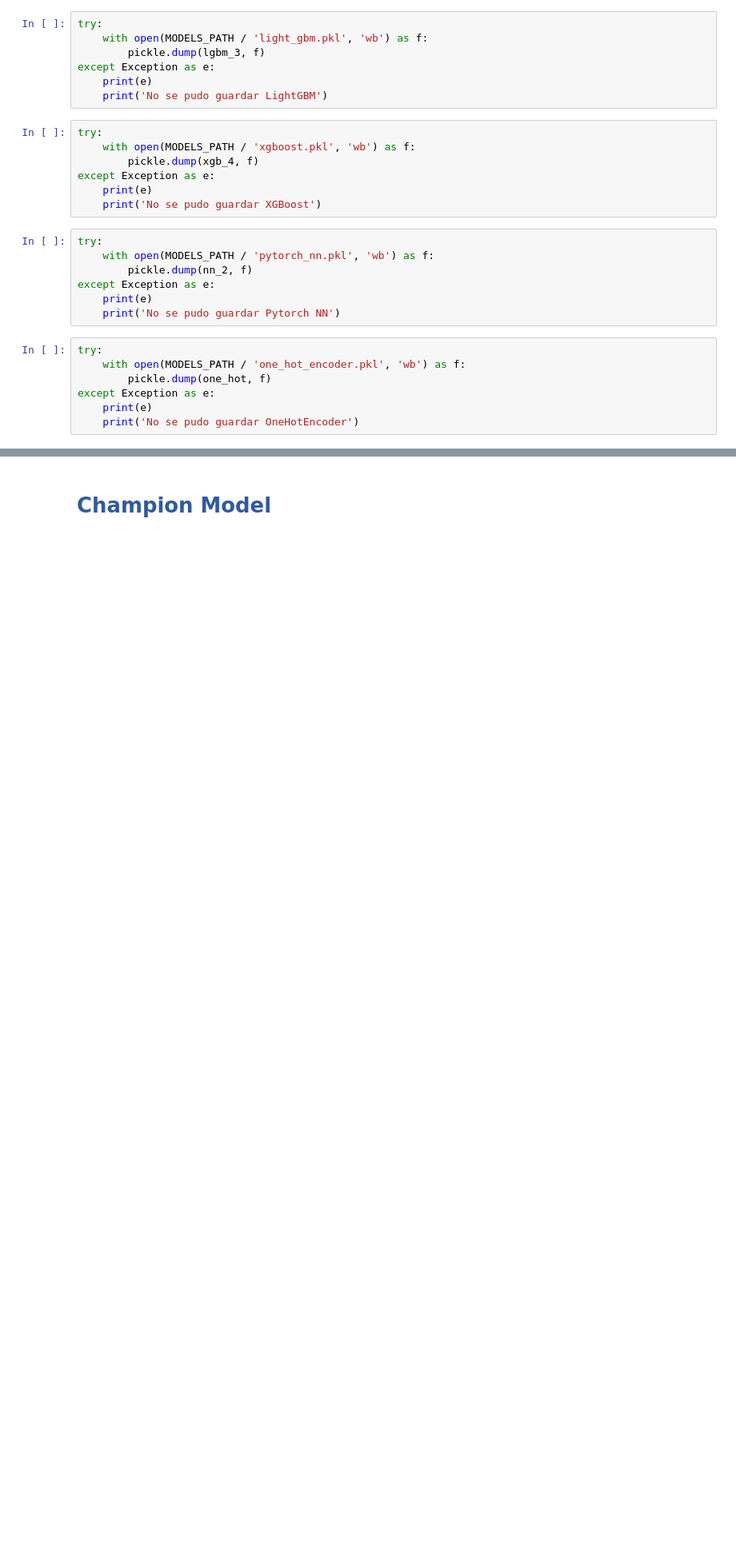
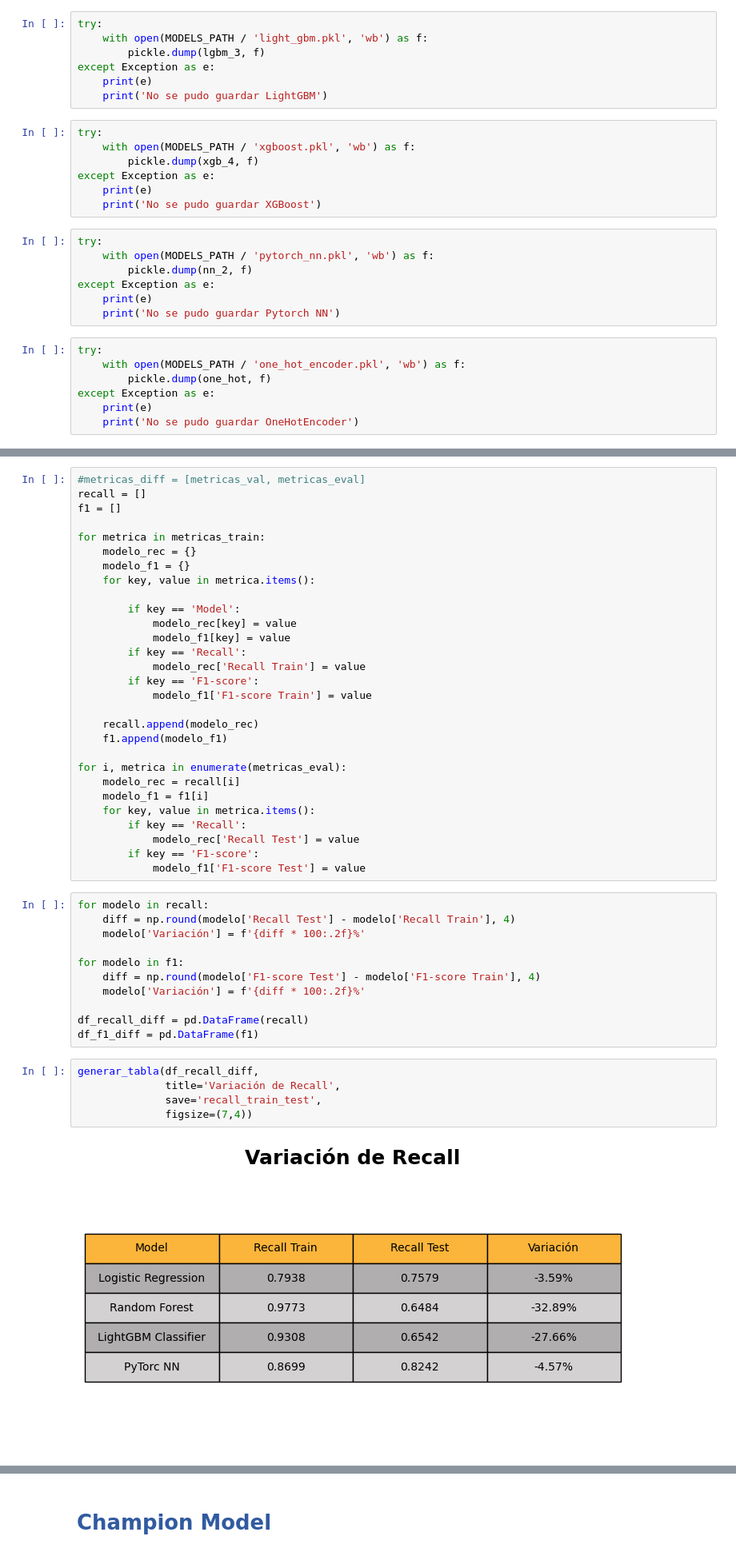
Before and after one commit to ignaciomajo/velarion_fintech, a Jupyter notebook: Modeling_Velarion.ipynb, the cells around one changed output, grey strips where cells are left out. Shown at 80% size. Cells and saved outputs as stored; diff of their text form; blank space fills up the shorter version.

Commit message:
UPDATE Modeling_Velarion.ipynb | model evaluation - metricas generales, umbrales de decision

```diff
--- a/Modeling_Velarion.ipynb
+++ b/Modeling_Velarion.ipynb
@@ -3592,0 +3888,47 @@ except Exception as e:
+# %%
+#metricas_diff = [metricas_val, metricas_eval]
+recall = []
+f1 = []
+
+for metrica in metricas_train:
+    modelo_rec = {}
+    modelo_f1 = {}
+    for key, value in metrica.items():
+
+        if key == 'Model':
+            modelo_rec[key] = value
+            modelo_f1[key] = value
+        if key == 'Recall':
+            modelo_rec['Recall Train'] = value
+        if key == 'F1-score':
+            modelo_f1['F1-score Train'] = value
+
+    recall.append(modelo_rec)
+    f1.append(modelo_f1)
+
+for i, metrica in enumerate(metricas_eval):
+    modelo_rec = recall[i]
+    modelo_f1 = f1[i]
+    for key, value in metrica.items():
+        if key == 'Recall':
+            modelo_rec['Recall Test'] = value
+        if key == 'F1-score':
+            modelo_f1['F1-score Test'] = value
+# %%
+for modelo in recall:
+    diff = np.round(modelo['Recall Test'] - modelo['Recall Train'], 4)
+    modelo['Variación'] = f'{diff * 100:.2f}%'
+
+for modelo in f1:
+    diff = np.round(modelo['F1-score Test'] - modelo['F1-score Train'], 4)
+    modelo['Variación'] = f'{diff * 100:.2f}%'
+
+df_recall_diff = pd.DataFrame(recall)
+df_f1_diff = pd.DataFrame(f1)
+# %%
+generar_tabla(df_recall_diff,
+              title='Variación de Recall',
+              save='recall_train_test',
+              figsize=(7,4))
+# %% [output]
+[figure, added]
```
Also changed, not shown: parts of 39 cells of this notebook.
